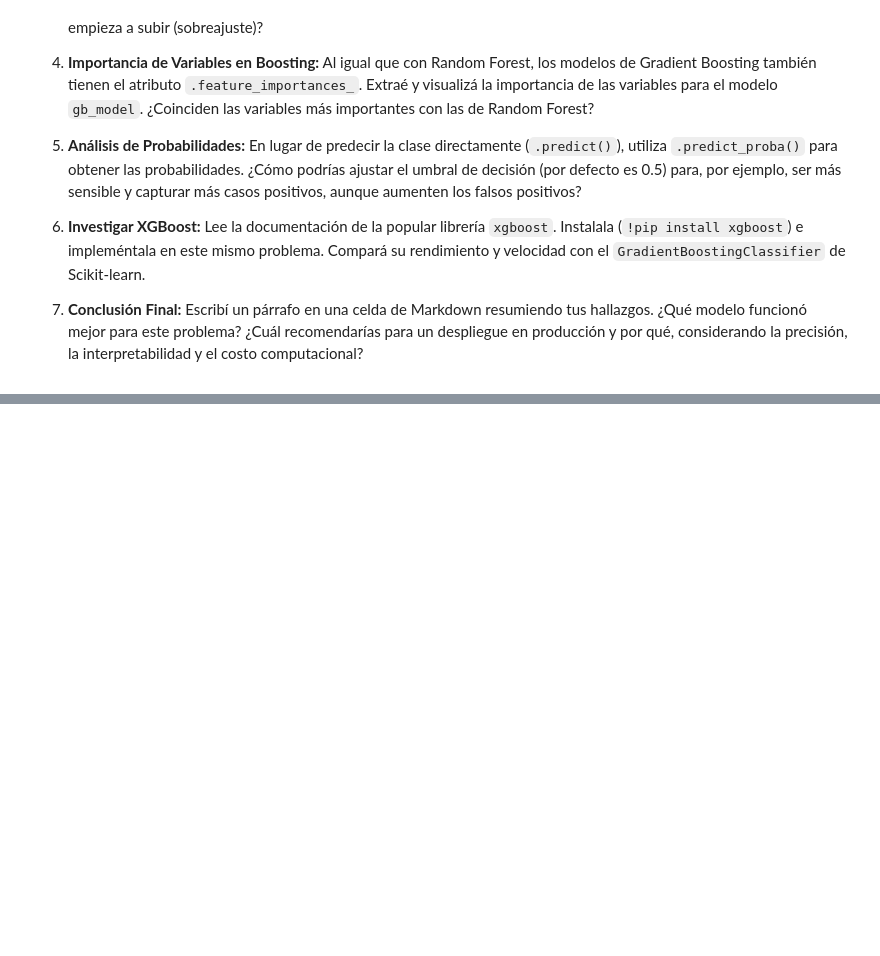
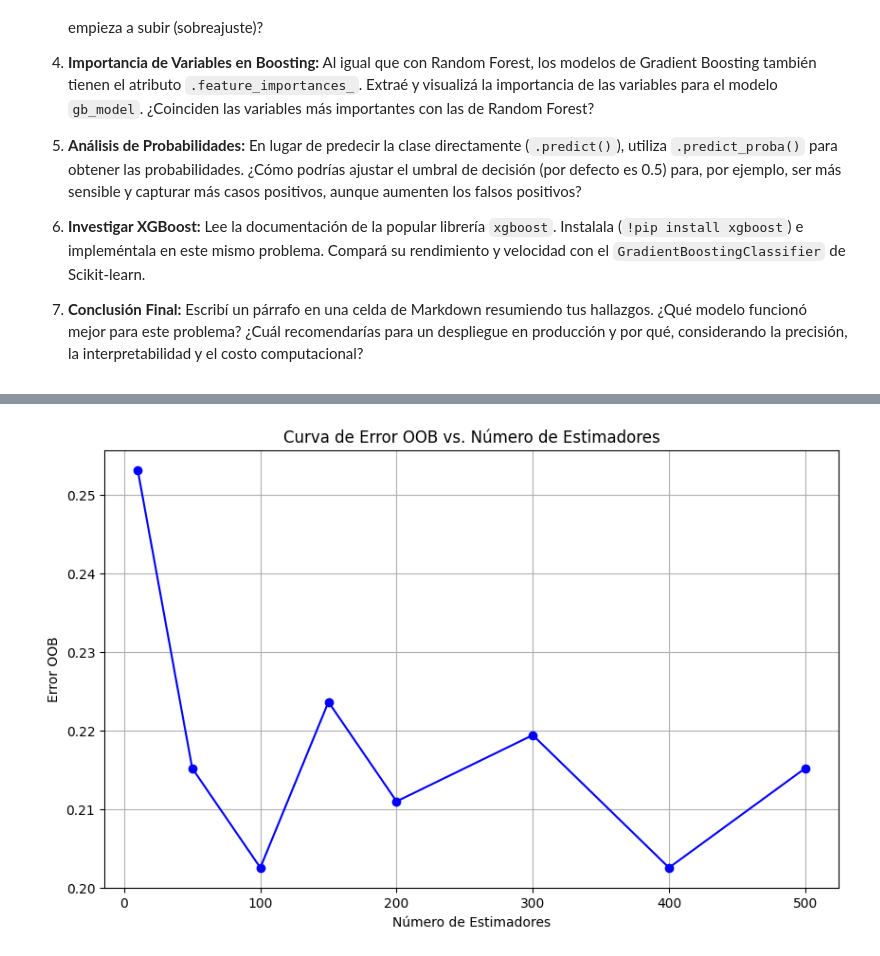
Before and after one commit to nicolassansolini-prog/Automatizacion-1---MIA-2026, a Jupyter notebook: tp6/notebook_06.ipynb, the cells around one changed output, grey strips where cells are left out. Drawn from its saved outputs; the diff is of its cells as text; code cells hidden in the pictures; blank space fills up the shorter version.

```diff
--- a/tp6/notebook_06.ipynb
+++ b/tp6/notebook_06.ipynb
@@ -679,0 +748,24 @@ A continuación, se proponen ejercicios para profundizar los conceptos vistos y
+# %%
+# ejercicio 2
+
+n_estimators = [10, 50, 100, 150, 200, 300, 400, 500]
+resultados_oob = []
+
+for n in n_estimators:
+    rf_model_n = RandomForestClassifier(n_estimators=n, random_state=100, oob_score=True)
+    rf_model_n.fit(X_train, y_train)
+    oob_error = 1 - rf_model_n.oob_score_
+    resultados_oob.append({"n_estimators": n, "oob_error": oob_error})
+
+
+# Imprimo la relacion entre n_estimators y oob_error
+resultados_oob = pd.DataFrame(resultados_oob)
+plt.figure(figsize=(10, 6))
+plt.plot(resultados_oob["n_estimators"], resultados_oob["oob_error"], marker="o", linestyle="-", color="b")
+plt.xlabel("Número de Estimadores")
+plt.ylabel("Error OOB")
+plt.title("Curva de Error OOB vs. Número de Estimadores")
+plt.grid(True)
+plt.show()
+# %% [output]
+[figure, added]
```
Also changed, not shown: parts of 17 cells of this notebook.
